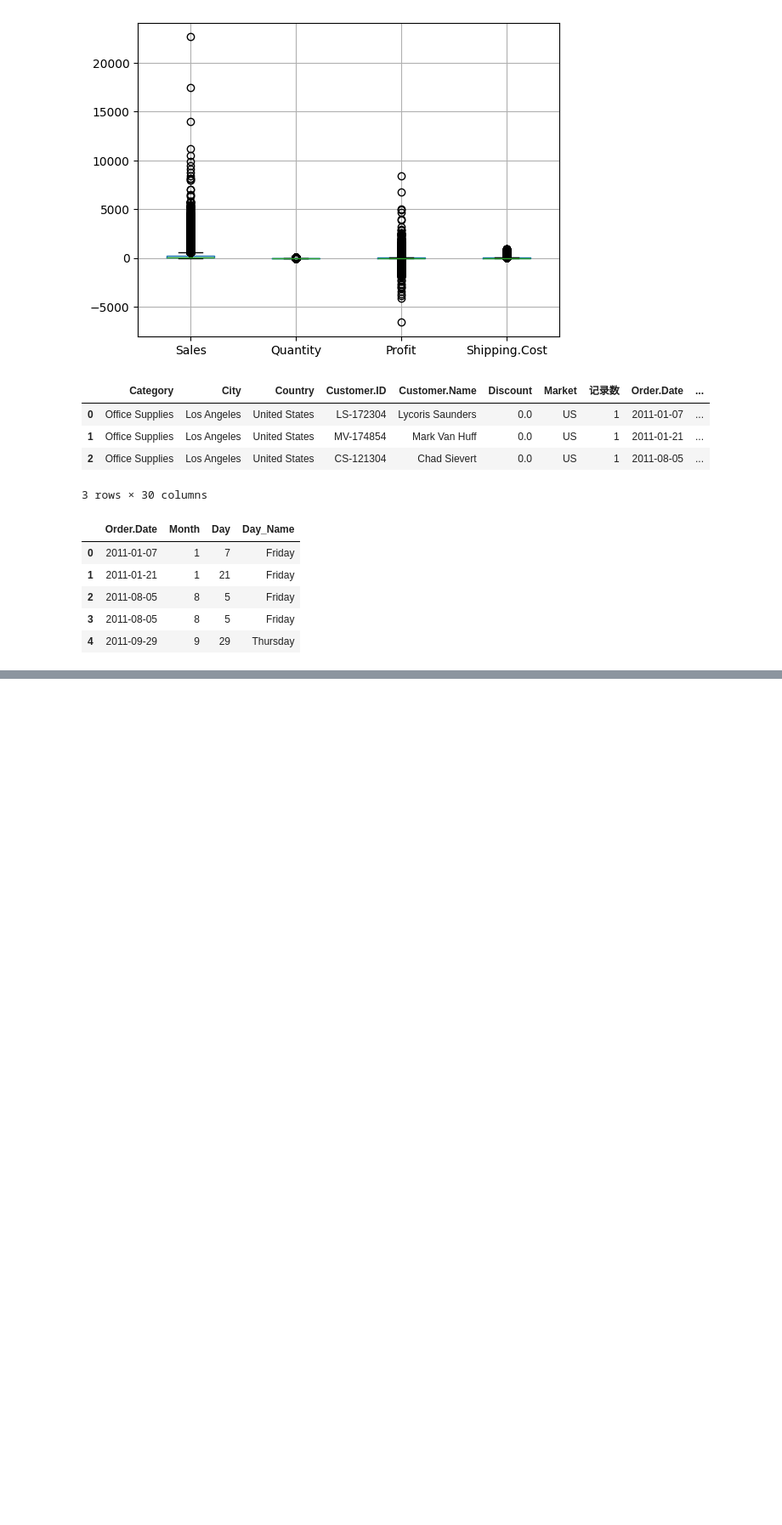
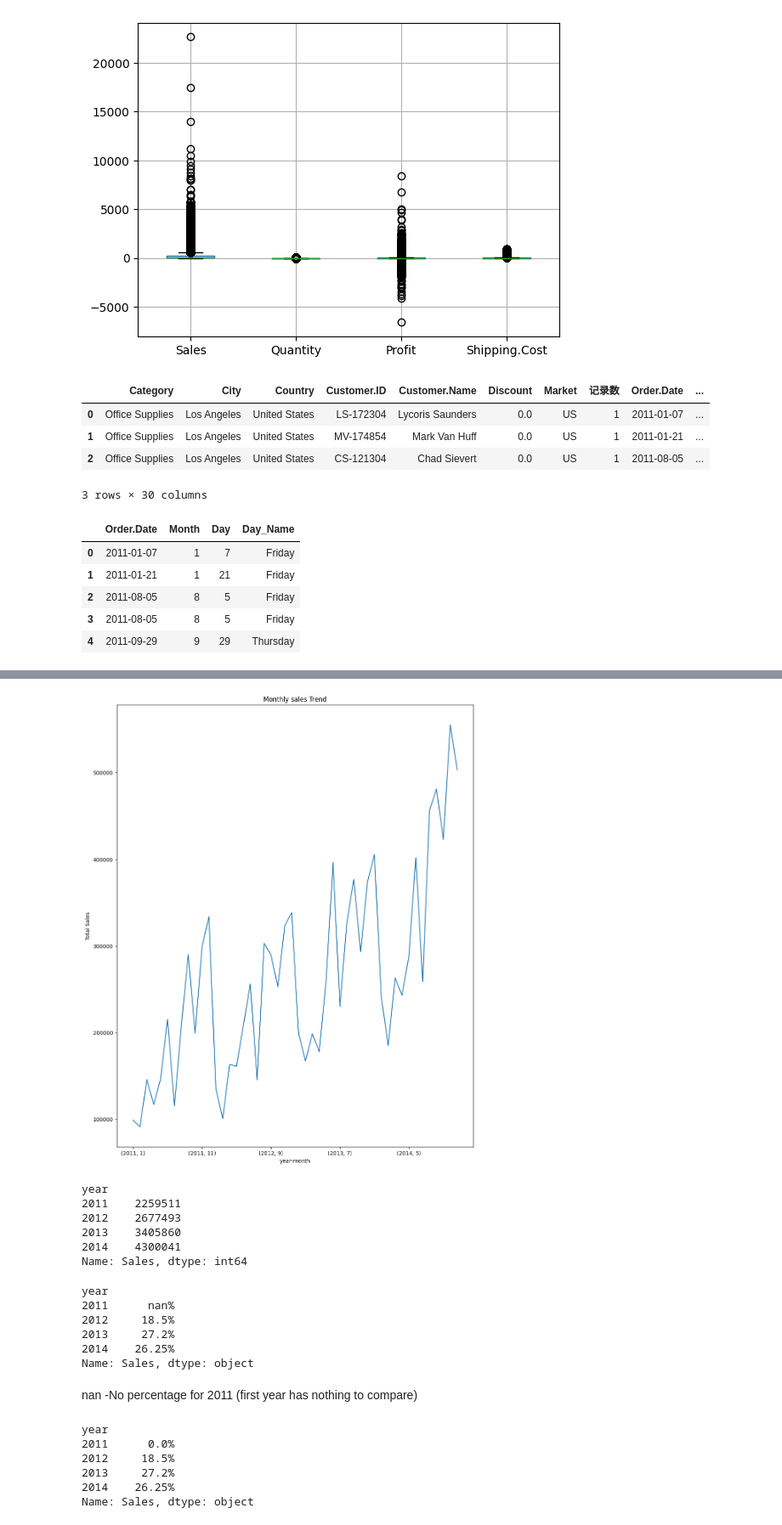
Before and after one commit to Manasagowda24/E_commerce-sales-analysis, a Jupyter notebook: cleaned_superstore_Analysis.ipynb, the cells around one changed output, grey strips where cells are left out. Shown at 85% size. Cells and saved outputs as stored; diff of their text form; code cells hidden in the pictures; blank space fills up the shorter version.

```diff
--- a/cleaned_superstore_Analysis.ipynb
+++ b/cleaned_superstore_Analysis.ipynb
@@ -154,0 +172,7 @@ df.to_csv("final_cleaned_superstore.csv", index=False)
+# %%
+#Load final cleaned dataset
+
+import pandas as pd
+
+df = pd.read_csv("final_cleaned_superstore.csv")
+df.head()
@@ -154,0 +187,9 @@ df.to_csv("final_cleaned_superstore.csv", index=False)
+# %%
+df["Order.Date"]= pd.to_datetime(df["Order.Date"])
+# %%
+#Aggregate Sales by Month
+df["year"]= df["Order.Date"].dt.year
+df["month"] = df["Order.Date"].dt.month
+
+monthly_sales = df.groupby(["year","month"])["Sales"].sum()
+monthly_sales
@@ -154,0 +214,50 @@ df.to_csv("final_cleaned_superstore.csv", index=False)
+# %%
+#visualize monthly sales trend
+import matplotlib.pyplot as plt
+
+monthly_sales.plot(figsize=(12,15))
+plt.title("Monthly sales Trend")
+plt.xlabel("year-month")
+plt.ylabel("Total Sales")
+plt.show()
+# %% [output]
+[figure, added]
+# %%
+#yearly sales analysis
+df["year"]= df["Order.Date"].dt.year
+
+yearly_sales = df.groupby("year")["Sales"].sum()
+yearly_sales
+# %% [output]
+year
+2011    2259511
+2012    2677493
+2013    3405860
+2014    4300041
+Name: Sales, dtype: int64
+# %%
+growth_percentage = yearly_sales.pct_change()*100
+print(growth_percentage.round(2).astype(str) + "%")
+# %% [output]
+year
+2011      nan%
+2012     18.5%
+2013     27.2%
+2014    26.25%
+Name: Sales, dtype: object
+# %% [markdown]
+nan -No percentage for 2011 (first year has nothing to compare)
+# %%
+#If you want to remove nan% for first year:
+growth_percentage = yearly_sales.pct_change() * 100
+
+growth_percentage = growth_percentage.fillna(0)
+
+print(growth_percentage.round(2).astype(str) + "%")
+# %% [output]
+year
+2011      0.0%
+2012     18.5%
+2013     27.2%
+2014    26.25%
+Name: Sales, dtype: object
```
Also changed, not shown: parts of 23 cells of this notebook, 1 other file.
